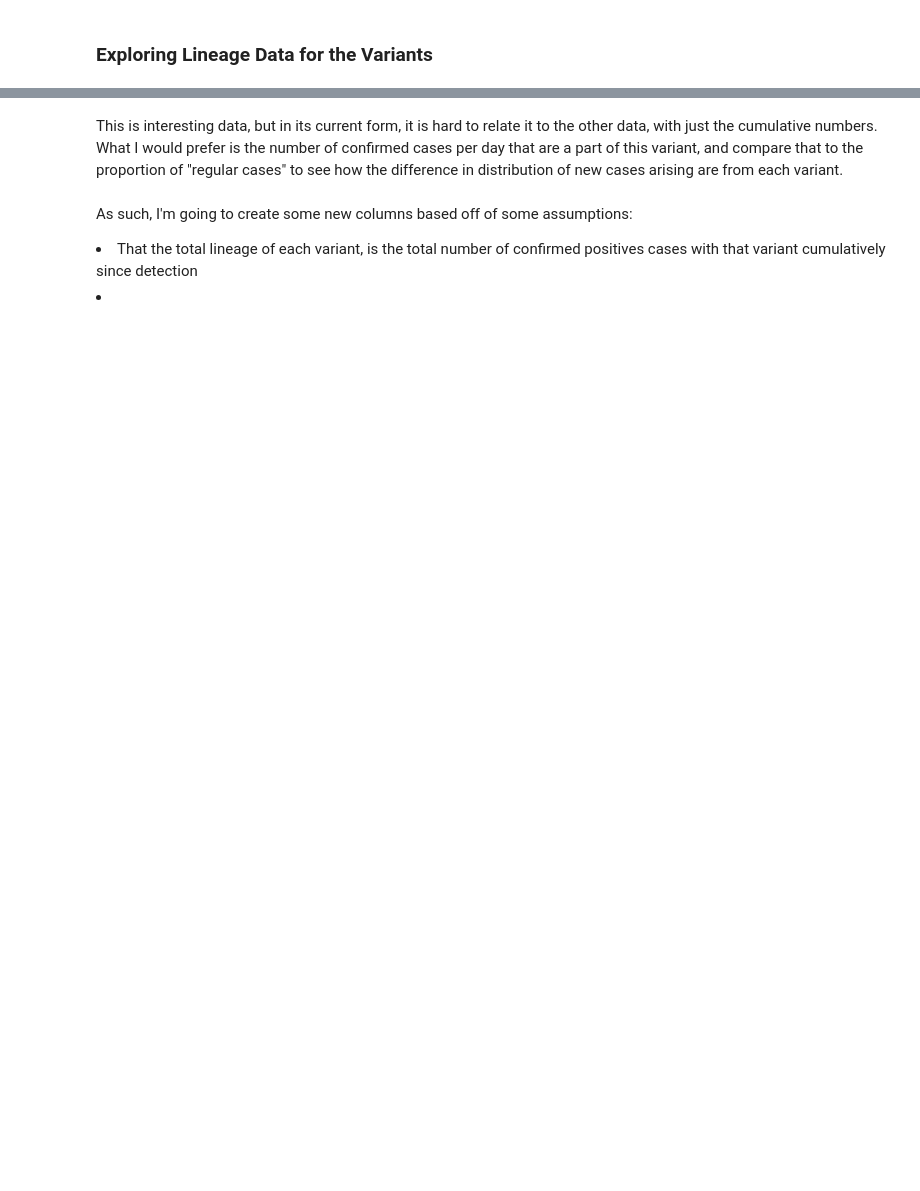
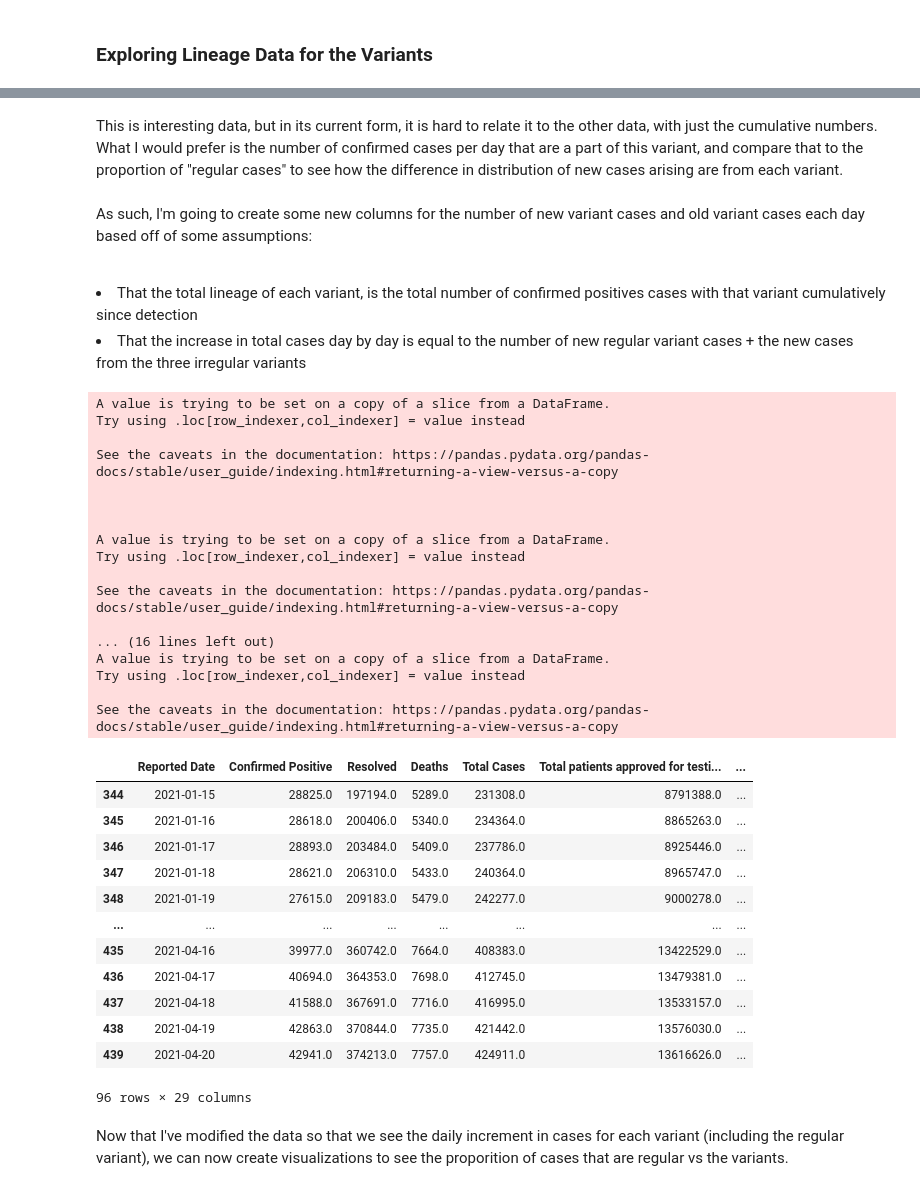
Before and after one commit to Matthew-Kwan/COVID-19-Ontario-Dashboard, a Jupyter notebook: covid_data_exploration.ipynb, the cells around one changed output, grey strips where cells are left out. Cells and saved outputs as stored; diff of their text form; code cells hidden in the pictures; blank space fills up the shorter version.

```diff
--- a/covid_data_exploration.ipynb
+++ b/covid_data_exploration.ipynb
@@ -95,8 +157,47 @@ fig.show()
 # %% [markdown]
 This is interesting data, but in its current form, it is hard to relate it to the other data, with just the cumulative numbers. What I would prefer is the number of confirmed cases per day that are a part of this variant, and compare that to the proportion of "regular cases" to see how the difference in distribution of new cases arising are from each variant. <br><br>
-As such, I'm going to create some new columns based off of some assumptions:
+As such, I'm going to create some new columns for the number of new variant cases and old variant cases each day based off of some assumptions: <br> <br>
 
 <li> That the total lineage of each variant, is the total number of confirmed positives cases with that variant cumulatively since detection </li>
-<li>
+<li> That the increase in total cases day by day is equal to the number of new regular variant cases + the new cases from the three irregular variants </li>
-# %%
-df_variant[['Reported Date','']] =
+# %%
+df_variant['New_B.1.1.7_Cases'] = df_variant['Total_Lineage_B.1.1.7'].fillna(0).diff()
+df_variant['New_B.1.351_Cases'] = df_variant['Total_Lineage_B.1.351'].fillna(0).diff()
+df_variant['New_P.1_Cases'] = df_variant['Total_Lineage_P.1'].fillna(0).diff()
+df_variant['Total_New_Cases'] = df_variant['Total Cases'].diff()
+df_variant['New_Regular_Cases'] = df_variant['Total_New_Cases'] - (df_variant['New_B.1.1.7_Cases'] + df_variant['New_B.1.351_Cases'] + df_variant['New_P.1_Cases'])
+
+df_variant
+# %% [output]
+A value is trying to be set on a copy of a slice from a DataFrame.
+Try using .loc[row_indexer,col_indexer] = value instead
+
+See the caveats in the documentation: https://pandas.pydata.org/pandas-docs/stable/user_guide/indexing.html#returning-a-view-versus-a-copy
+
+
+
+A value is trying to be set on a copy of a slice from a DataFrame.
+Try using .loc[row_indexer,col_indexer] = value instead
+
+See the caveats in the documentation: https://pandas.pydata.org/pandas-docs/stable/user_guide/indexing.html#returning-a-view-versus-a-copy
+
+... (16 lines left out)
+A value is trying to be set on a copy of a slice from a DataFrame.
+Try using .loc[row_indexer,col_indexer] = value instead
+
+See the caveats in the documentation: https://pandas.pydata.org/pandas-docs/stable/user_guide/indexing.html#returning-a-view-versus-a-copy
+|  | Reported Date | Confirmed Positive | Resolved | Deaths | Total Cases | Total patients approved for testi... | ... |
+| 344 | 2021-01-15 | 28825.0 | 197194.0 | 5289.0 | 231308.0 | 8791388.0 | ... |
+| 345 | 2021-01-16 | 28618.0 | 200406.0 | 5340.0 | 234364.0 | 8865263.0 | ... |
+| 346 | 2021-01-17 | 28893.0 | 203484.0 | 5409.0 | 237786.0 | 8925446.0 | ... |
+| 347 | 2021-01-18 | 28621.0 | 206310.0 | 5433.0 | 240364.0 | 8965747.0 | ... |
+| 348 | 2021-01-19 | 27615.0 | 209183.0 | 5479.0 | 242277.0 | 9000278.0 | ... |
+| ... | ... | ... | ... | ... | ... | ... | ... |
+| 435 | 2021-04-16 | 39977.0 | 360742.0 | 7664.0 | 408383.0 | 13422529.0 | ... |
+| 436 | 2021-04-17 | 40694.0 | 364353.0 | 7698.0 | 412745.0 | 13479381.0 | ... |
+| 437 | 2021-04-18 | 41588.0 | 367691.0 | 7716.0 | 416995.0 | 13533157.0 | ... |
+| 438 | 2021-04-19 | 42863.0 | 370844.0 | 7735.0 | 421442.0 | 13576030.0 | ... |
+| 439 | 2021-04-20 | 42941.0 | 374213.0 | 7757.0 | 424911.0 | 13616626.0 | ... |
+96 rows × 29 columns
+# %% [markdown]
+Now that I've modified the data so that we see the daily increment in cases for each variant (including the regular variant), we can now create visualizations to see the proporition of cases that are regular vs the variants.
```
Also changed, not shown: parts of 26 cells of this notebook, 5 other files.
